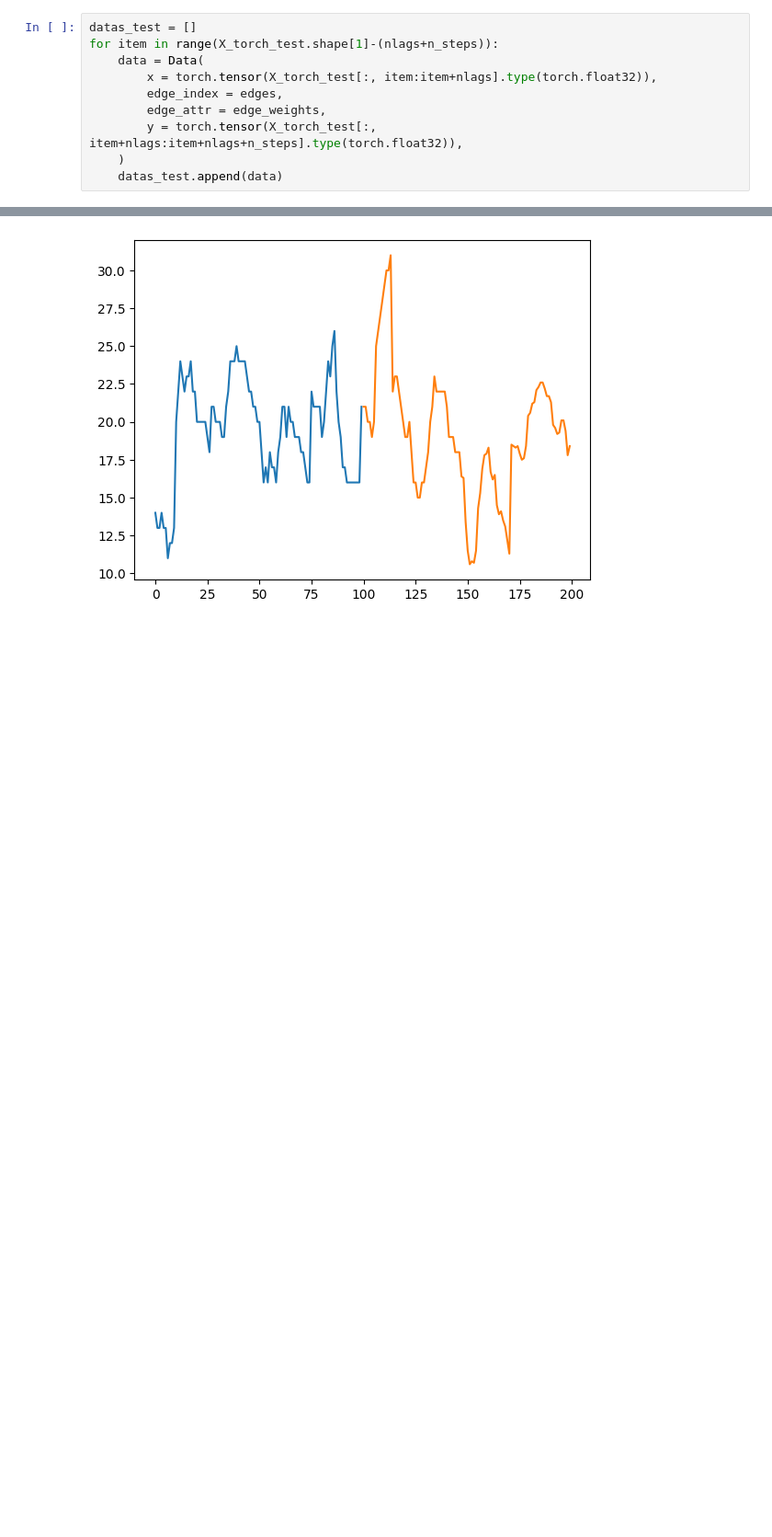
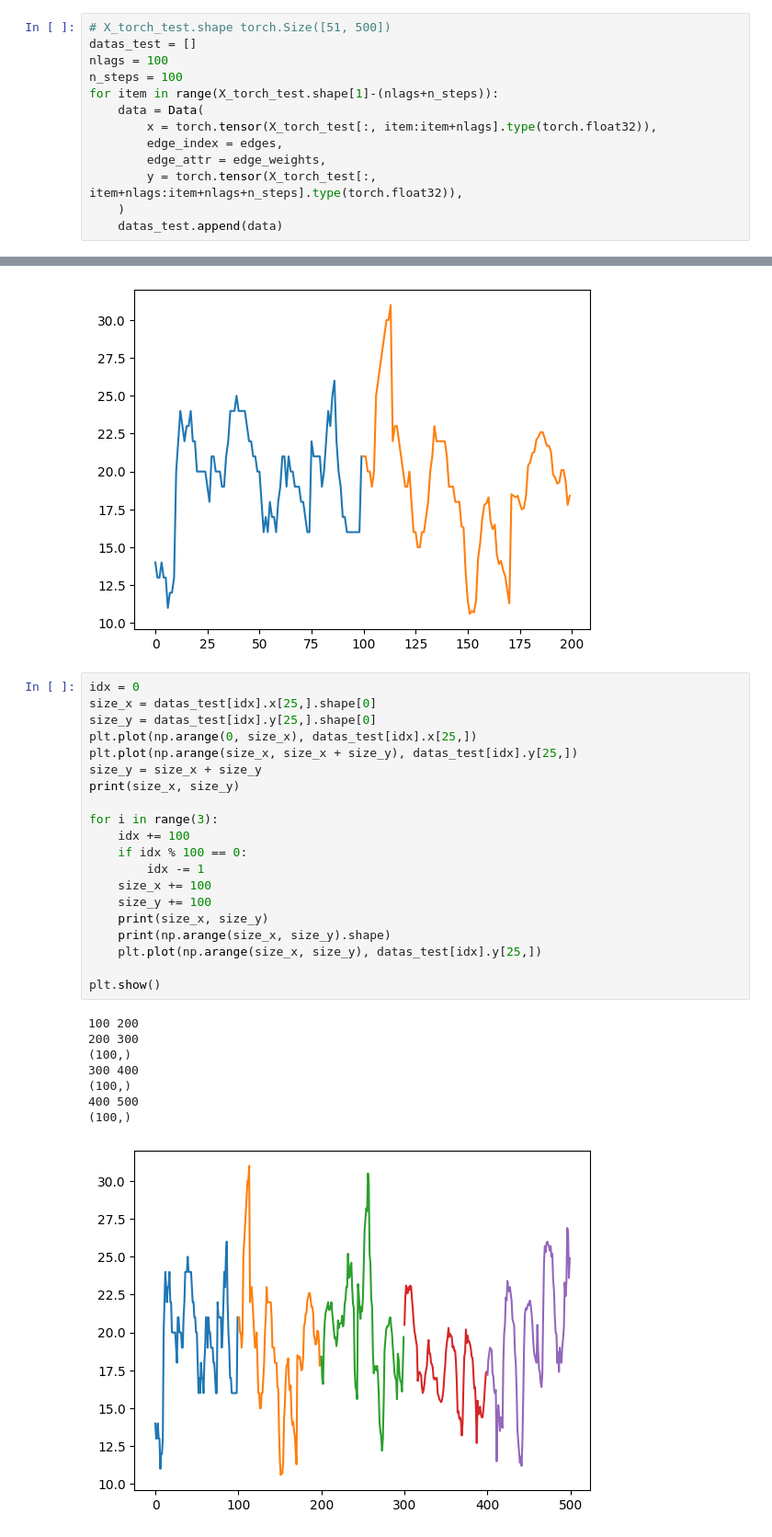
Before and after one commit to LabIA-UFBA/TAIAO-forecasting, a Jupyter notebook: notebooks/Data-to-Tensor-DL.ipynb, the cells around one changed output, grey strips where cells are left out. Shown at 92% size. Drawn from its saved outputs; the diff is of its cells as text; blank space fills up the shorter version.

```diff
--- a/notebooks/Data-to-Tensor-DL.ipynb
+++ b/notebooks/Data-to-Tensor-DL.ipynb
@@ -136,5 +147,8 @@ for item in range(X_torch_train.shape[1]-(nlags+n_steps)):
 # %%
+# X_torch_test.shape torch.Size([51, 500])
 datas_test = []
+nlags = 100
+n_steps = 100
 for item in range(X_torch_test.shape[1]-(nlags+n_steps)):
     data = Data(
         x = torch.tensor(X_torch_test[:, item:item+nlags].type(torch.float32)),
@@ -157,3 +171,32 @@ plt.plot(np.arange(size_x, size_x + size_y), datas_test[0].y[25,])
 plt.show()
 # %% [output]
 [figure]
+# %%
+idx = 0
+size_x = datas_test[idx].x[25,].shape[0]
+size_y = datas_test[idx].y[25,].shape[0]
+plt.plot(np.arange(0, size_x), datas_test[idx].x[25,])
+plt.plot(np.arange(size_x, size_x + size_y), datas_test[idx].y[25,])
+size_y = size_x + size_y
+print(size_x, size_y)
+
+for i in range(3):
+    idx += 100
+    if idx % 100 == 0:
+        idx -= 1
+    size_x += 100
+    size_y += 100
+    print(size_x, size_y)
+    print(np.arange(size_x, size_y).shape)
+    plt.plot(np.arange(size_x, size_y), datas_test[idx].y[25,])
+
+plt.show()
+# %% [output]
+100 200
+200 300
+(100,)
+300 400
+(100,)
+400 500
+(100,)
+[figure, added]
```
Also changed, not shown: parts of 2 cells of this notebook, 9 other files.
